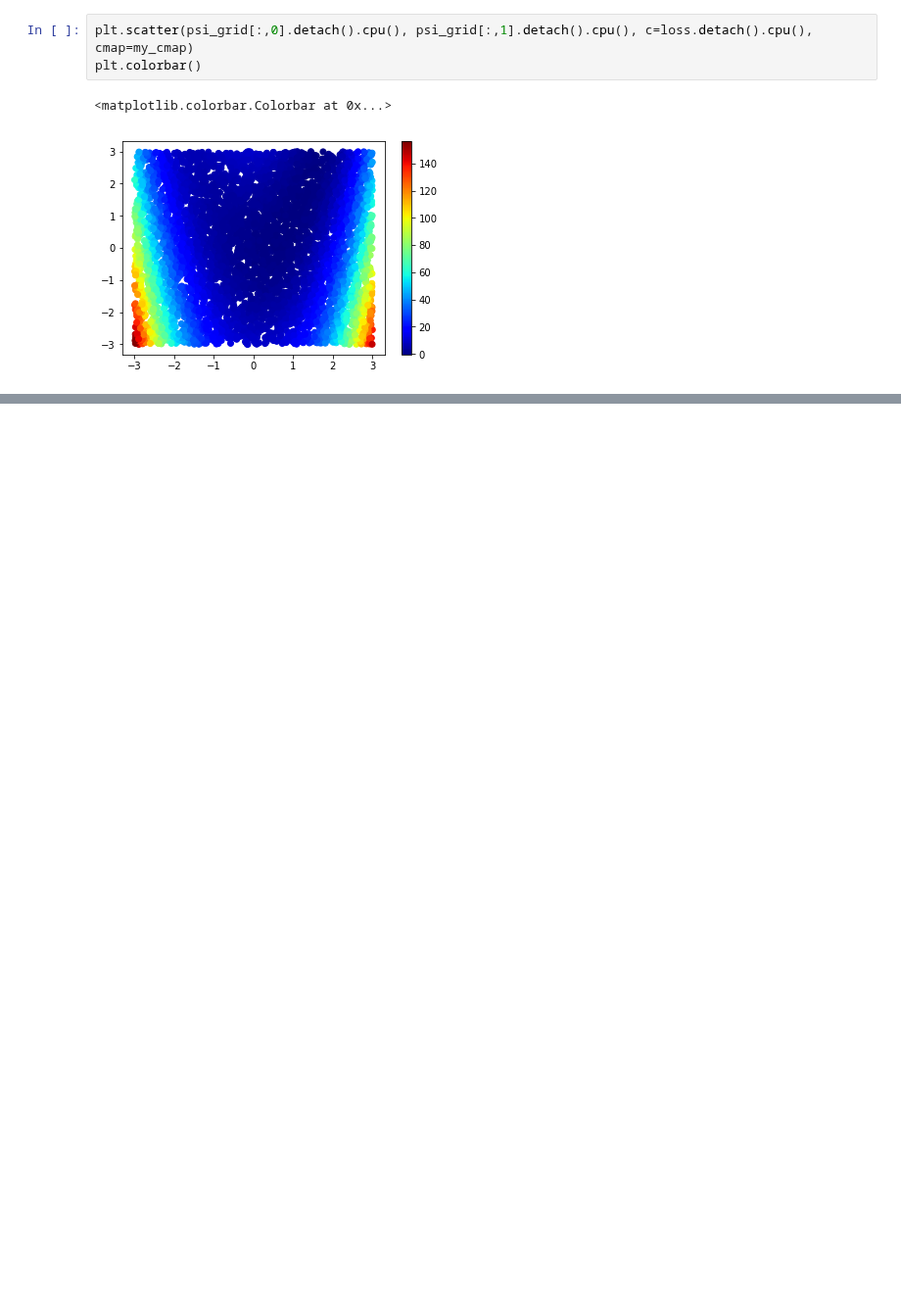
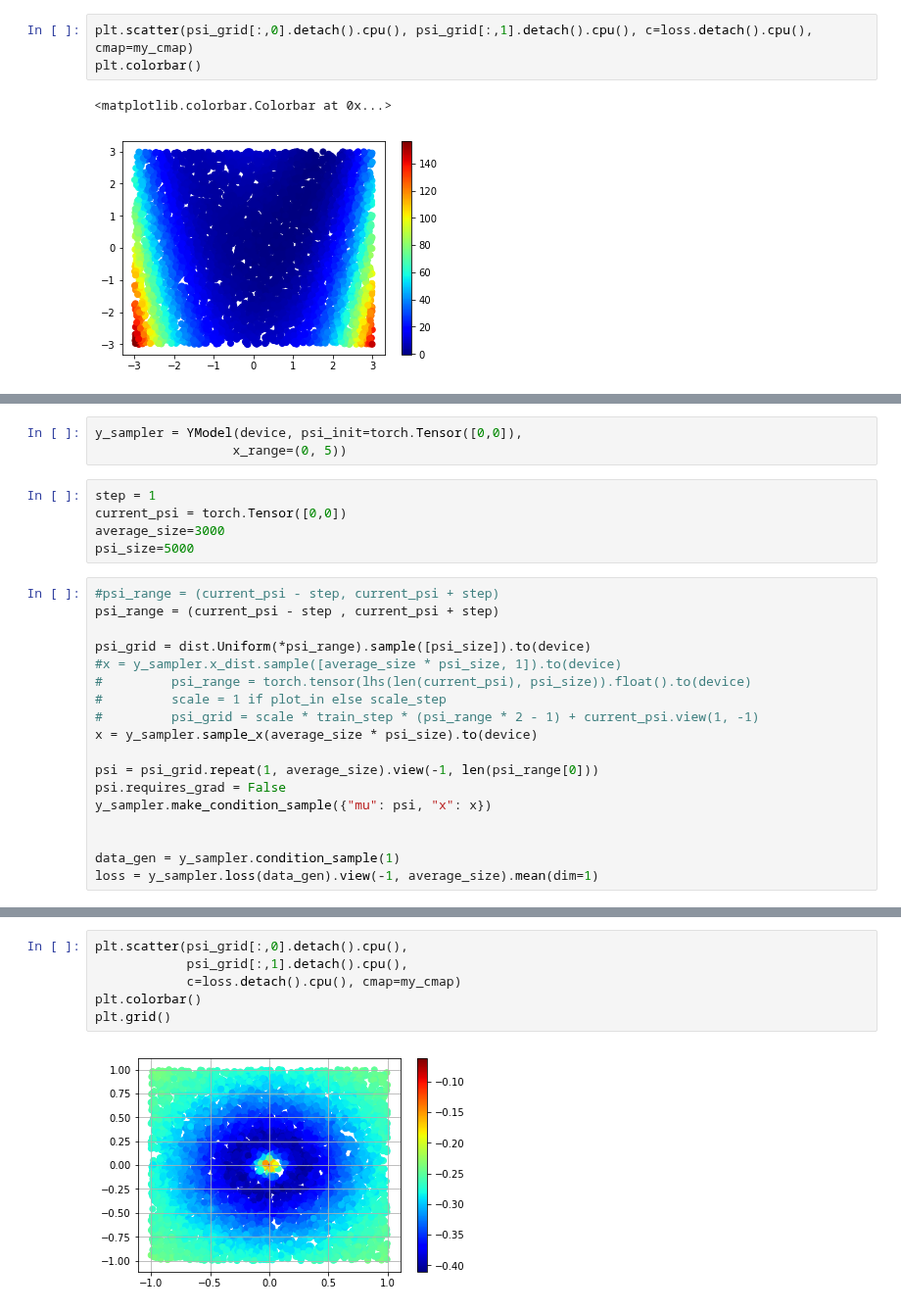
Before and after one commit to SchattenGenie/diff-surrogate, a Jupyter notebook: model_new_interface.ipynb, the cells around one changed output, grey strips where cells are left out. Shown at 98% size. Cells and saved outputs as stored; diff of their text form; blank space fills up the shorter version.

```diff
--- a/model_new_interface.ipynb
+++ b/model_new_interface.ipynb
@@ -128,0 +109,26 @@ plt.hist(dist.LogNormal(0., 0.5).sample([10000]),bins=100);
+# %%
+y_sampler = YModel(device, psi_init=torch.Tensor([0,0]),
+                  x_range=(0, 5))
+# %%
+step = 1
+current_psi = torch.Tensor([0,0])
+average_size=3000
+psi_size=5000
+# %%
+#psi_range = (current_psi - step, current_psi + step)
+psi_range = (current_psi - step , current_psi + step)
+
+psi_grid = dist.Uniform(*psi_range).sample([psi_size]).to(device)
+#x = y_sampler.x_dist.sample([average_size * psi_size, 1]).to(device)
+#         psi_range = torch.tensor(lhs(len(current_psi), psi_size)).float().to(device)
+#         scale = 1 if plot_in else scale_step
+#         psi_grid = scale * train_step * (psi_range * 2 - 1) + current_psi.view(1, -1)
+x = y_sampler.sample_x(average_size * psi_size).to(device)
+
+psi = psi_grid.repeat(1, average_size).view(-1, len(psi_range[0]))
+psi.requires_grad = False
+y_sampler.make_condition_sample({"mu": psi, "x": x})
+
+
+data_gen = y_sampler.condition_sample(1)
+loss = y_sampler.loss(data_gen).view(-1, average_size).mean(dim=1)
@@ -128,0 +150,8 @@ plt.hist(dist.LogNormal(0., 0.5).sample([10000]),bins=100);
+# %%
+plt.scatter(psi_grid[:,0].detach().cpu(),
+            psi_grid[:,1].detach().cpu(),
+            c=loss.detach().cpu(), cmap=my_cmap)
+plt.colorbar()
+plt.grid()
+# %% [output]
+[figure, added]
```
Also changed, not shown: parts of 13 cells of this notebook, 4 other files.
